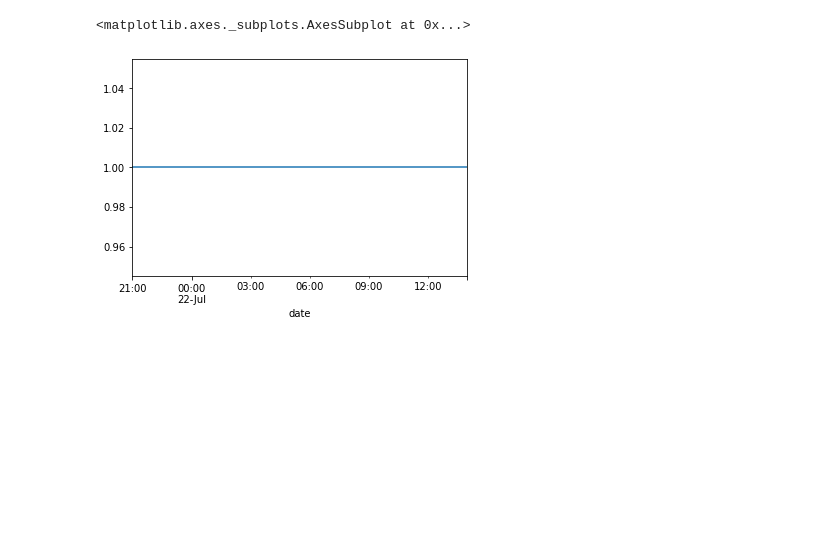
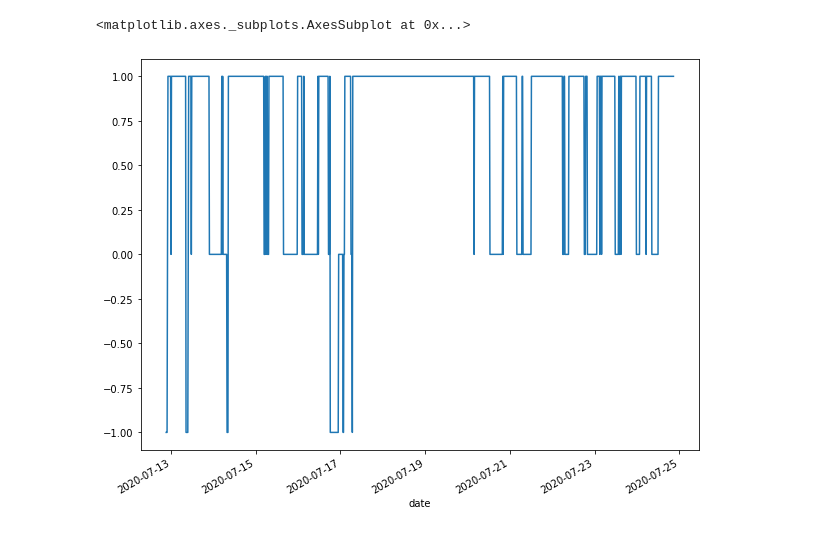
Before and after one commit to ali-meesam23/FXCM_Public, a Jupyter notebook: Strategy_OC_VWAP.ipynb, the cells around one changed output. Drawn from its saved outputs; the diff is of its cells as text; code cells hidden in the pictures; blank space fills up the shorter version.

```diff
--- a/Strategy_OC_VWAP.ipynb
+++ b/Strategy_OC_VWAP.ipynb
@@ -4,7 +4,7 @@ from ohlcv import interval, ohlcv
 import pandas as pd
 from math import atan
 # %%
-df = ohlcv("EUR/USD",period=interval.oneHour,ticks=50)
+df = ohlcv("EUR/USD",period=interval.fifteenMinute,ticks=1000)
 # %%
 def VWAP(ohlcv):
     df = ohlcv.copy()
@@ -61,7 +61,7 @@ df['buy'] = np.where(((df['v_s']==1) & (df['o_s']==1)),1,0)
 # %%
 df['signal'] = np.where(((df.sell==-1)|((df.sell==0)&(df.buy==0))),df.sell,df.buy)
 # %%
-df.signal.plot()
+df.signal.plot(figsize=(10,8))
 # %% [output]
 <matplotlib.axes._subplots.AxesSubplot at 0x...>
-[figure, old version]
+[figure, new version]
```
Also changed, not shown: 2 other files.
